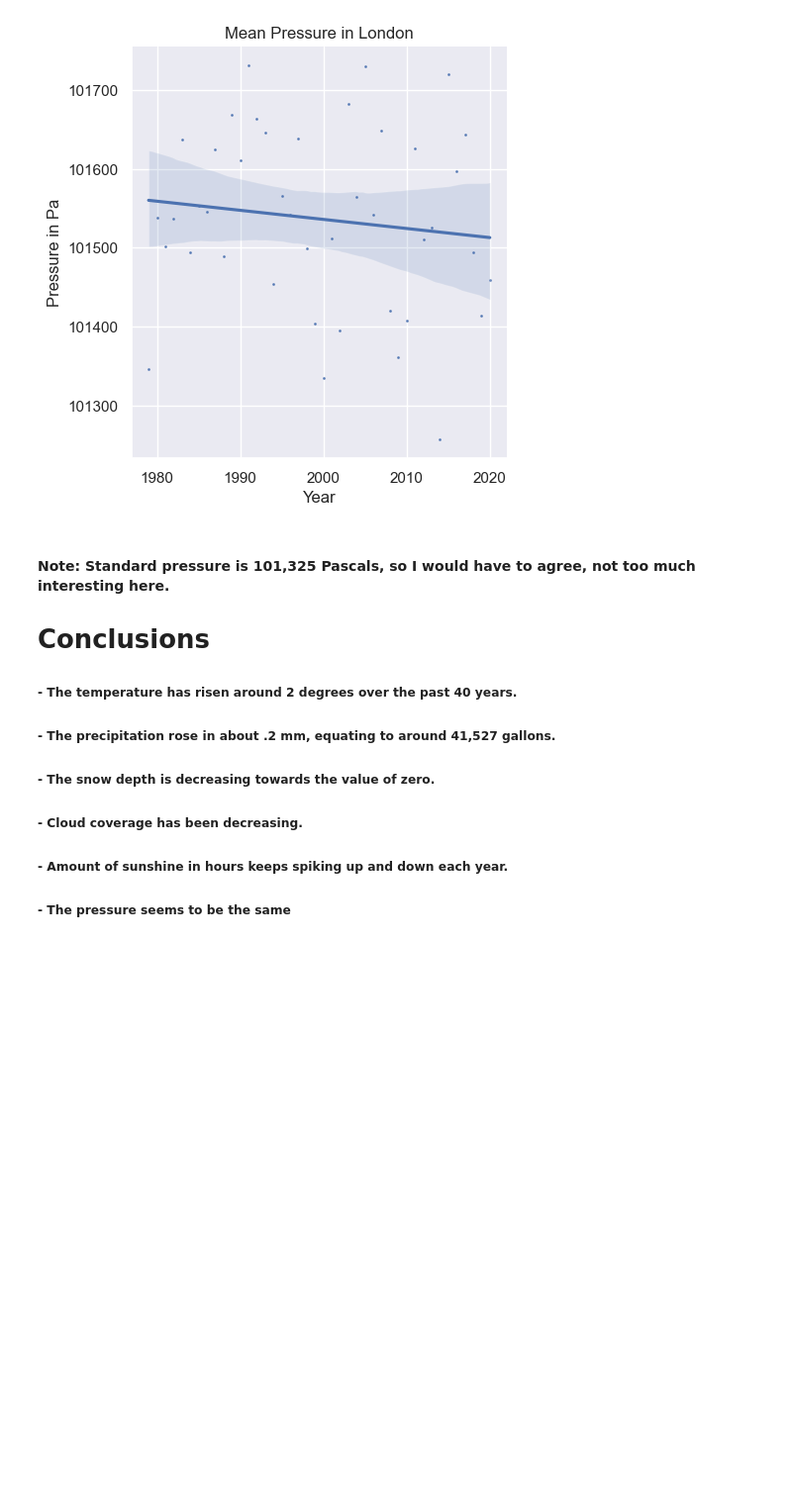
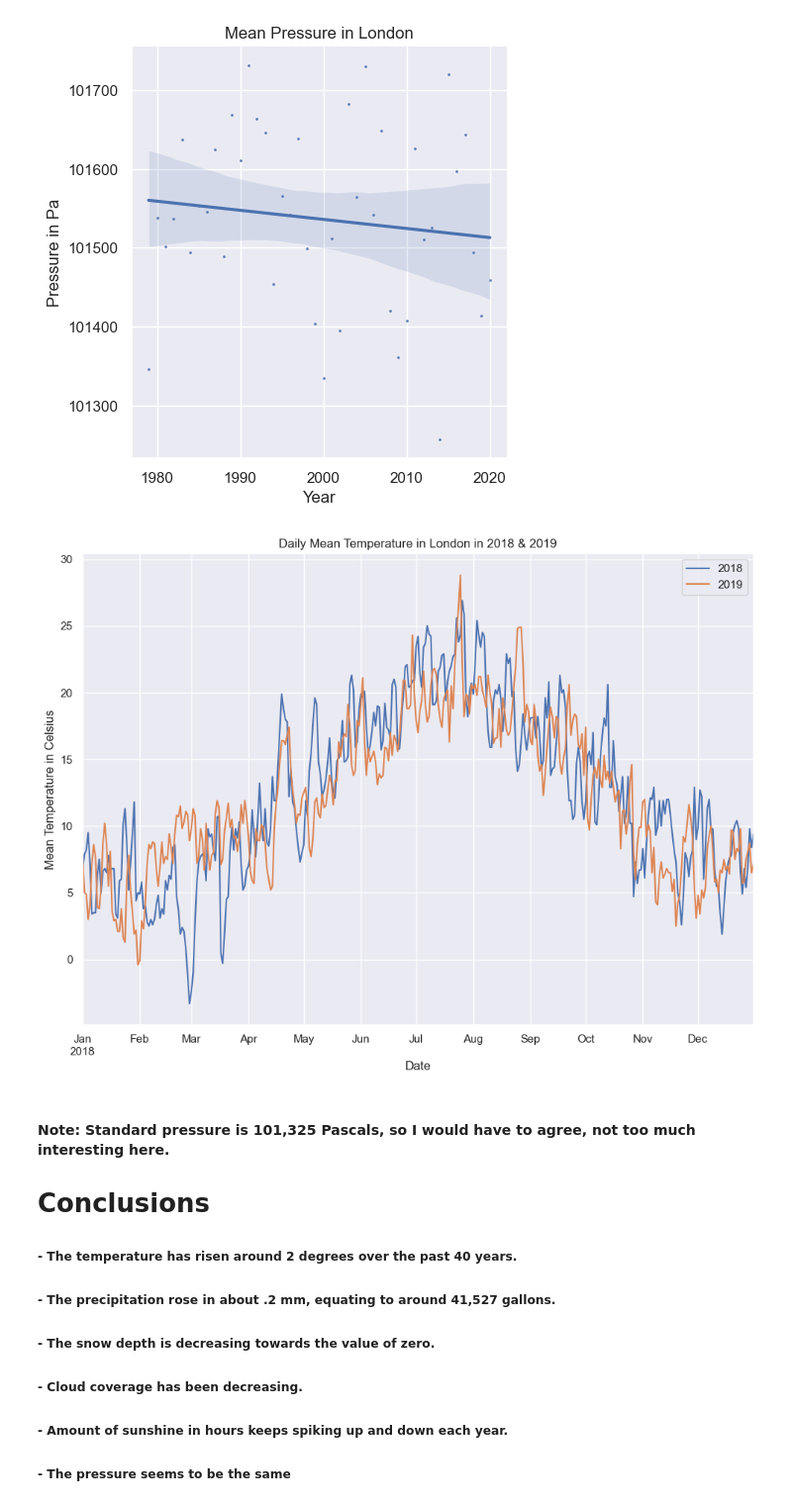
Before and after one commit to jkmin3/2023Fall_Projects, a Jupyter notebook: climate-change-effects-in-london-since-1979-eda.ipynb, the cells around one changed output. Shown at 99% size. Drawn from its saved outputs; the diff is of its cells as text; code cells hidden in the pictures; blank space fills up the shorter version.

```diff
--- a/climate-change-effects-in-london-since-1979-eda.ipynb
+++ b/climate-change-effects-in-london-since-1979-eda.ipynb
@@ -181,6 +253,10 @@ plot_weather_with_regression(df, 'mean', 'pressure', 'Mean Pressure in London',
 # %% [output]
 <seaborn.axisgrid.FacetGrid at 0x...>
 [figure]
+# %%
+compare_years(df, [2018, 2019], 'mean_temp', 'Daily Mean Temperature in London in 2018 & 2019', 'Mean Temperature in Celsius', 'Date')
+# %% [output]
+[figure, added]
 # %% [markdown]
 #### **Note:** Standard pressure is 101,325 Pascals, so I would have to agree, not too much interesting here.
 
```
Also changed, not shown: parts of 6 cells of this notebook.
